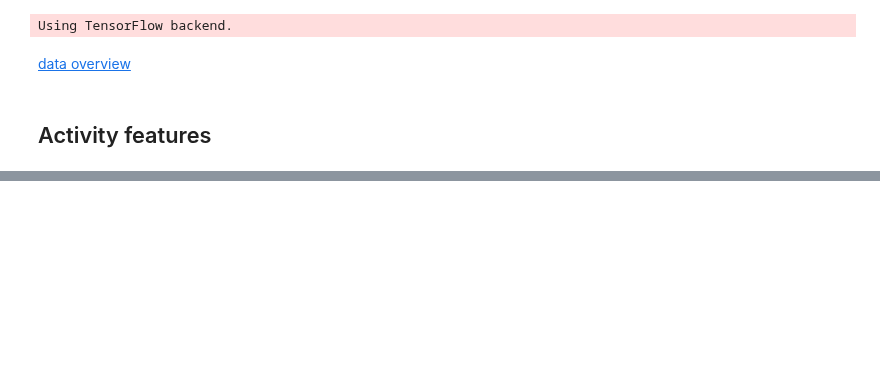
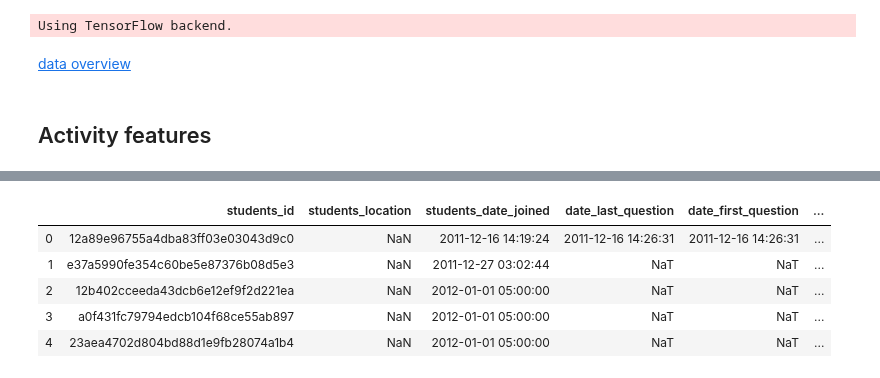
Before and after one commit to sbouslama/udacity_dataScientist_NANODegree, a Jupyter notebook: Recommendation/careerVillageEDA.ipynb, the cells around one changed output, grey strips where cells are left out. Cells and saved outputs as stored; diff of their text form; code cells hidden in the pictures; blank space fills up the shorter version.

```diff
--- a/Recommendation/careerVillageEDA.ipynb
+++ b/Recommendation/careerVillageEDA.ipynb
@@ -289,0 +456,11 @@ class process_quest_features:
+# %%
+display(students.head())
+display(que_train.head())
+display(answers.head())
+# %% [output]
+|  | students_id | students_location | students_date_joined | date_last_question | date_first_question | ... |
+| 0 | 12a89e96755a4dba83ff03e03043d9c0 | NaN | 2011-12-16 14:19:24 | 2011-12-16 14:26:31 | 2011-12-16 14:26:31 | ... |
+| 1 | e37a5990fe354c60be5e87376b08d5e3 | NaN | 2011-12-27 03:02:44 | NaT | NaT | ... |
+| 2 | 12b402cceeda43dcb6e12ef9f2d221ea | NaN | 2012-01-01 05:00:00 | NaT | NaT | ... |
+| 3 | a0f431fc79794edcb104f68ce55ab897 | NaN | 2012-01-01 05:00:00 | NaT | NaT | ... |
+| 4 | 23aea4702d804bd88d1e9fb28074a1b4 | NaN | 2012-01-01 05:00:00 | NaT | NaT | ... |
```
Also changed, not shown: parts of 15 cells of this notebook.
